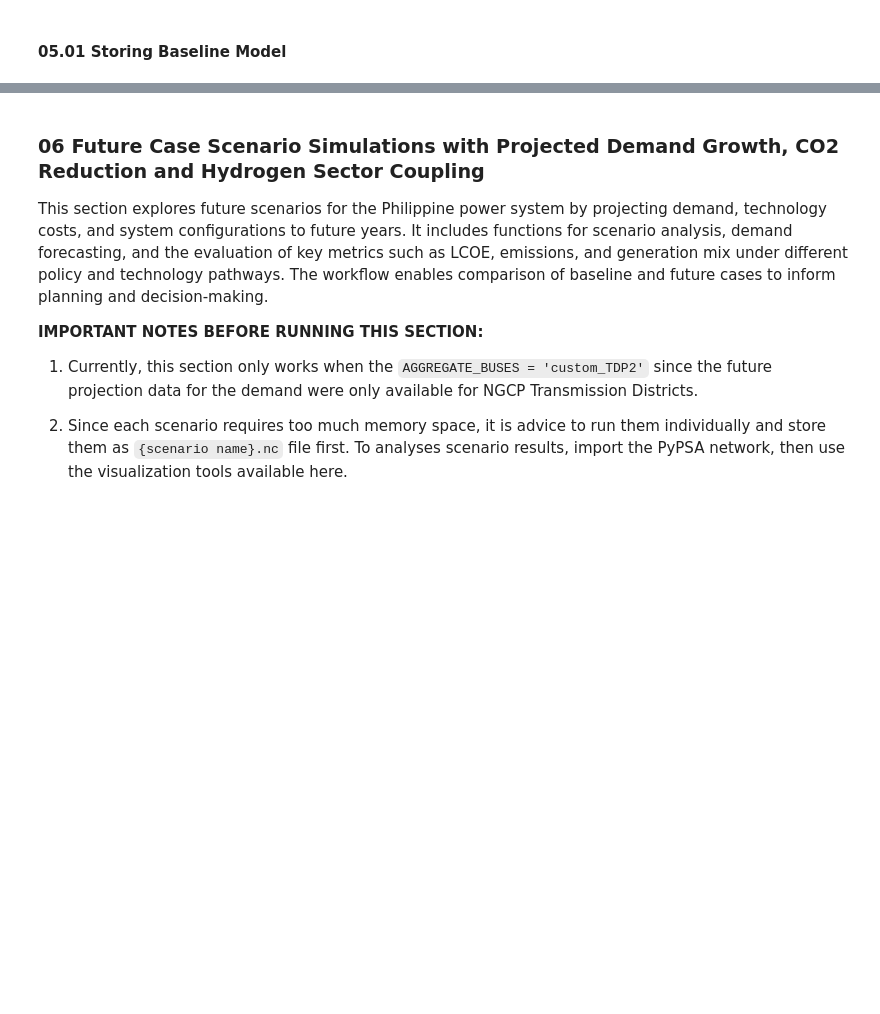
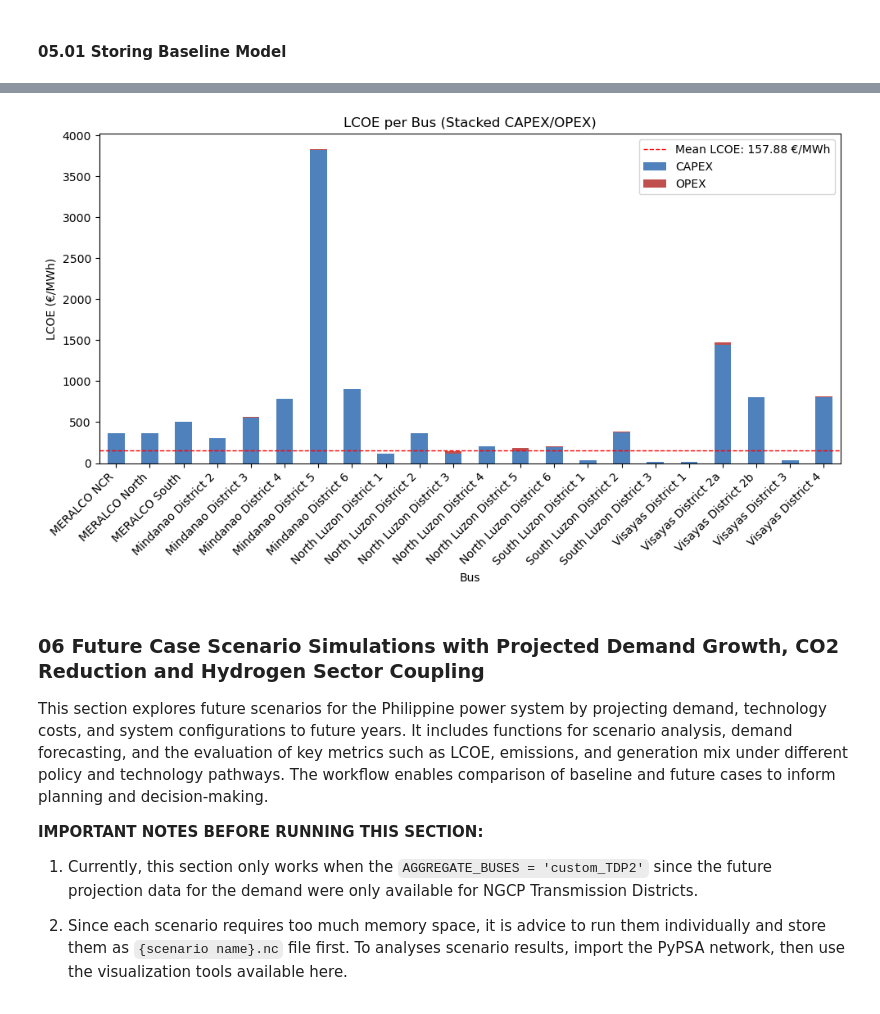
Before and after one commit to milyas009/PyPSA-PH, a Jupyter notebook: PyPSA-PH Notebook.ipynb, the cells around one changed output, grey strips where cells are left out. Cells and saved outputs as stored; diff of their text form; code cells hidden in the pictures; blank space fills up the shorter version.

```diff
--- a/PyPSA-PH Notebook.ipynb
+++ b/PyPSA-PH Notebook.ipynb
@@ -756,7 +856,7 @@ combined_cost_plot(n, stacked=False)
 # %%
-def plot_lcoe_by_bus(network, temp_reso=1,show_components=False):
+def plot_lcoe_by_bus(network, show_components=False):
     # Calculate annual energy production per generator (MWh)
-    annual_energy_production = network.generators_t.p.sum(axis=0)*temp_reso
+    annual_energy_production = network.generators_t.p.sum(axis=0)
     # Aggregate annual energy production by bus
     annual_energy_production_by_bus = annual_energy_production.groupby(network.generators.bus).sum()
     # Prepare DataFrames for CAPEX and OPEX per bus
@@ -776,7 +876,7 @@ def plot_lcoe_by_bus(network, temp_reso=1,show_components=False):
     # Calculate LCOE per bus, exclude buses with zero annual energy production
     LCOE_by_bus = total_costs_by_bus / annual_energy_production_by_bus
     LCOE_by_bus = LCOE_by_bus.replace([float('inf'), -float('inf')], pd.NA).dropna()
-    mean_LCOE = LCOE_by_bus.mean()
+    mean_LCOE = (LCOE_by_bus * annual_energy_production_by_bus.reindex(LCOE_by_bus.index)).sum() / annual_energy_production_by_bus.reindex(LCOE_by_bus.index).sum()
     if show_components:
         # Compute component LCOEs
         capex_lcoe = capex_by_bus / annual_energy_production_by_bus
@@ -784,34 +884,36 @@ def plot_lcoe_by_bus(network, temp_reso=1,show_components=False):
         capex_lcoe = capex_lcoe.reindex(LCOE_by_bus.index)
         opex_lcoe = opex_lcoe.reindex(LCOE_by_bus.index)
         df = pd.DataFrame({'CAPEX': capex_lcoe, 'OPEX': opex_lcoe})
         ax = df.plot(kind='bar', stacked=True, figsize=(10, 6), color=['#4F81BD', '#C0504D'])
         ax.set_ylabel('LCOE (€/MWh)')
         ax.set_title('LCOE per Bus (Stacked CAPEX/OPEX)')
         ax.axhline(mean_LCOE, color='red', linestyle='--', linewidth=1, label=f'Mean LCOE: {mean_LCOE:.2f} €/MWh')
         ax.set_xticklabels(df.index, rotation=45, ha='right')
         ax.legend()
         plt.tight_layout()
         plt.show()
     else:
         fig, ax = plt.subplots(figsize=(10, 6))
         bars = LCOE_by_bus.plot(kind='bar', ax=ax, color='skyblue')
         ax.set_title('LCOE per Bus')
         ax.set_xlabel('Bus')
         ax.set_ylabel('LCOE (€/MWh)')
         for bar in ax.patches:
             height = bar.get_height()
             ax.annotate(f'{height:.2f}',
                         xy=(bar.get_x() + bar.get_width() / 2, height),
                         xytext=(0, 3),
                         textcoords="offset points",
                         ha='center', va='bottom', color='black', rotation=90)
         ax.axhline(mean_LCOE, color='red', linestyle='--', linewidth=1, label=f'Mean LCOE: {mean_LCOE:.2f} €/MWh')
         ax.set_xticklabels(LCOE_by_bus.index, rotation=45, ha='right')
         ax.legend()
         plt.tight_layout()
         plt.show()
 
-plot_lcoe_by_bus(n, temp_reso=3, show_components=True)
+plot_lcoe_by_bus(n, show_components=True)
+# %% [output]
+[figure, added]
 # %% [markdown]
 ### 06 Future Case Scenario Simulations with Projected Demand Growth, CO2 Reduction and Hydrogen Sector Coupling
 
```
Also changed, not shown: parts of 27 cells of this notebook, 1 other file.
